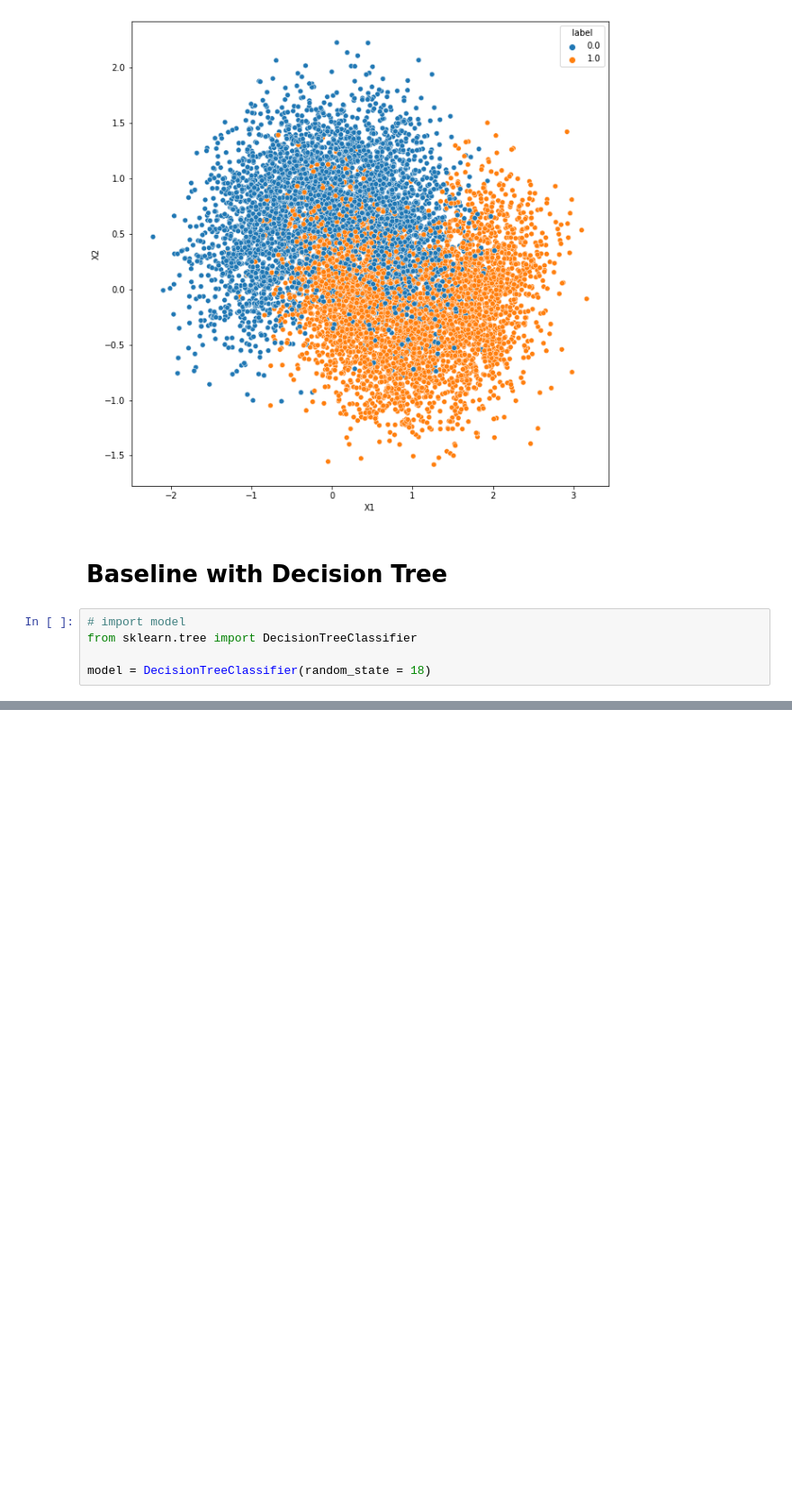
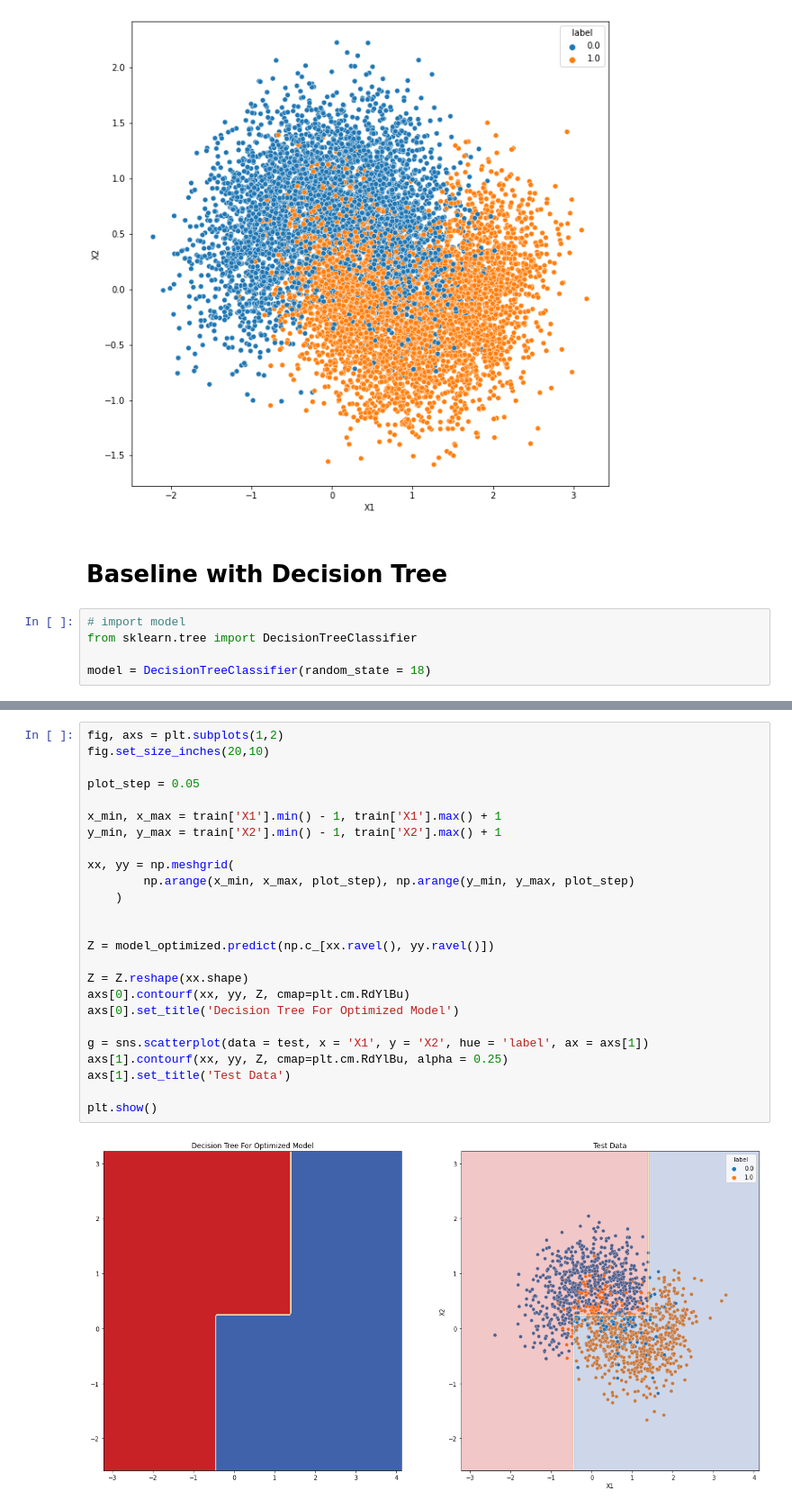
Before and after one commit to knolasco/Intro_to_ML_Course, a Jupyter notebook: Module4/DecisionTreesandMoons.ipynb, the cells around one changed output, grey strips where cells are left out. Shown at 90% size. Drawn from its saved outputs; the diff is of its cells as text; blank space fills up the shorter version.

```diff
--- a/Module4/DecisionTreesandMoons.ipynb
+++ b/Module4/DecisionTreesandMoons.ipynb
@@ -81,0 +205,27 @@ Accuracy on Training Set: 100.00%
+# %%
+fig, axs = plt.subplots(1,2)
+fig.set_size_inches(20,10)
+
+plot_step = 0.05
+
+x_min, x_max = train['X1'].min() - 1, train['X1'].max() + 1
+y_min, y_max = train['X2'].min() - 1, train['X2'].max() + 1
+
+xx, yy = np.meshgrid(
+        np.arange(x_min, x_max, plot_step), np.arange(y_min, y_max, plot_step)
+    )
+
+
+Z = model_optimized.predict(np.c_[xx.ravel(), yy.ravel()])
+
+Z = Z.reshape(xx.shape)
+axs[0].contourf(xx, yy, Z, cmap=plt.cm.RdYlBu)
+axs[0].set_title('Decision Tree For Optimized Model')
+
+g = sns.scatterplot(data = test, x = 'X1', y = 'X2', hue = 'label', ax = axs[1])
+axs[1].contourf(xx, yy, Z, cmap=plt.cm.RdYlBu, alpha = 0.25)
+axs[1].set_title('Test Data')
+
+plt.show()
+# %% [output]
+[figure, added]
```
Also changed, not shown: parts of 16 cells of this notebook.
